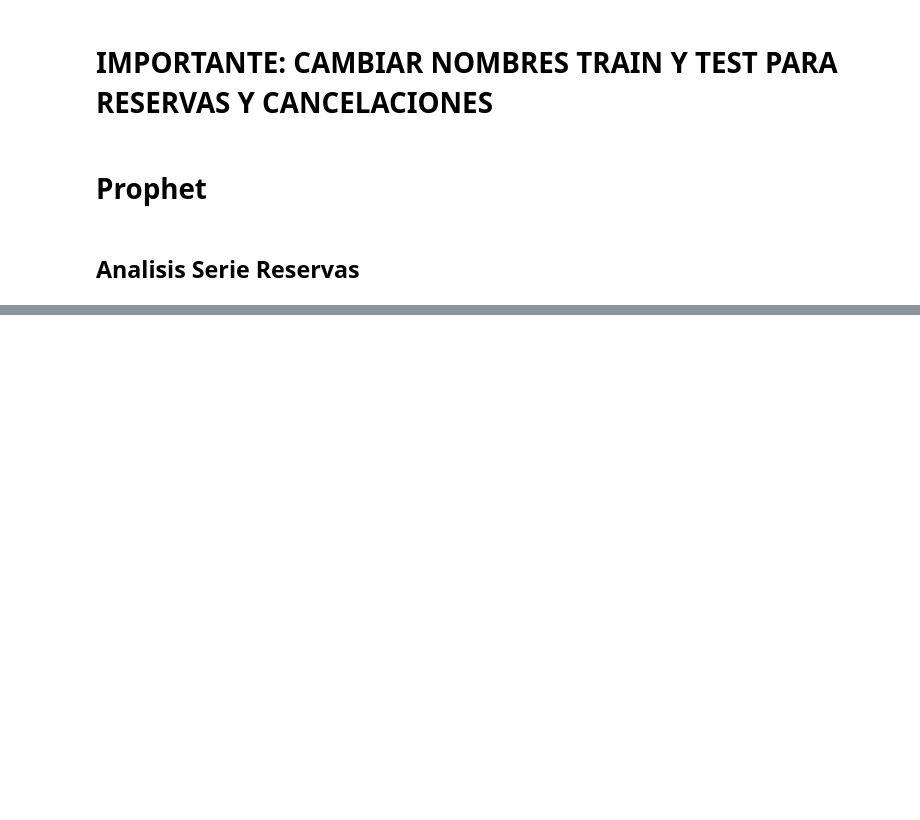
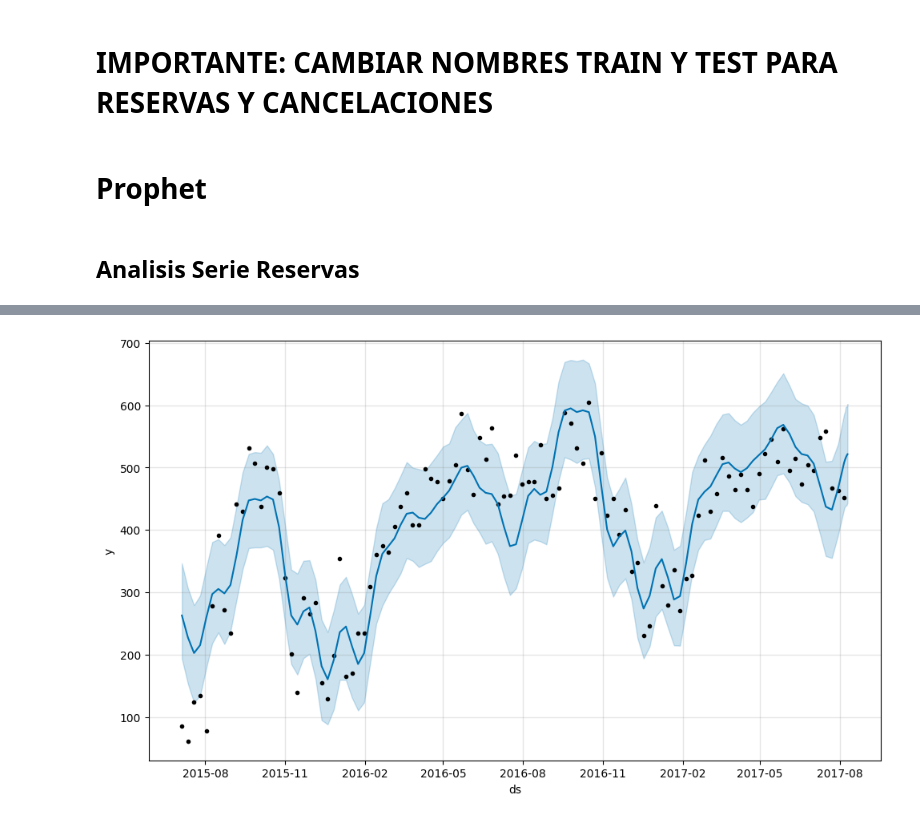
Before and after one commit to jgilaberts/Prueba-Github, a Jupyter notebook: Analisis Predictivo/Proyecto Final/Prophet_Javier_Gilabert.ipynb, the cells around one changed output, grey strips where cells are left out. Drawn from its saved outputs; the diff is of its cells as text; code cells hidden in the pictures; blank space fills up the shorter version.

```diff
--- a/Analisis Predictivo/Proyecto Final/Prophet_Javier_Gilabert.ipynb
+++ b/Analisis Predictivo/Proyecto Final/Prophet_Javier_Gilabert.ipynb
@@ -92,0 +98,9 @@ plt.show()
+# %%
+m2 = Prophet()
+m2.add_seasonality(name='monthly', period=30.5, fourier_order=5)
+
+m2.fit(train)
+
+future2 = m2.make_future_dataframe(periods=len(test))
+forecast2 = m2.predict(future)
+print(r2_score(list(test['y']), list(forecast2.loc[110:,'yhat'] )))
@@ -92,0 +111,5 @@ plt.show()
+# %%
+fig1 = m2.plot(forecast)
+plt.show()
+# %% [output]
+[figure, added]
```
Also changed, not shown: parts of 12 cells of this notebook.
